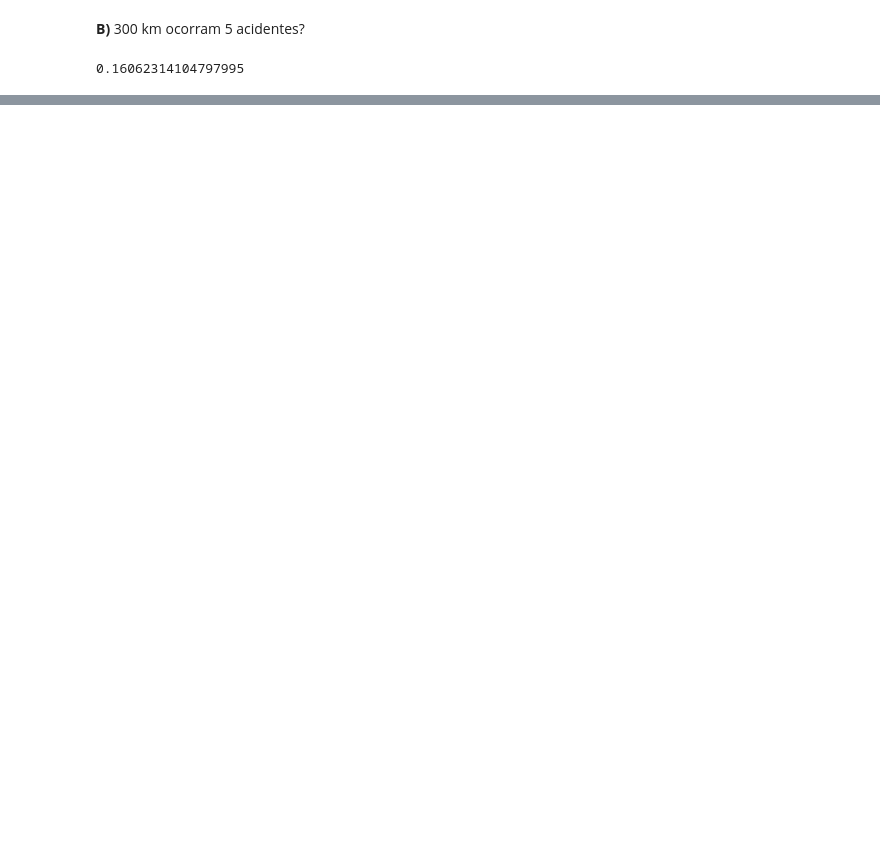
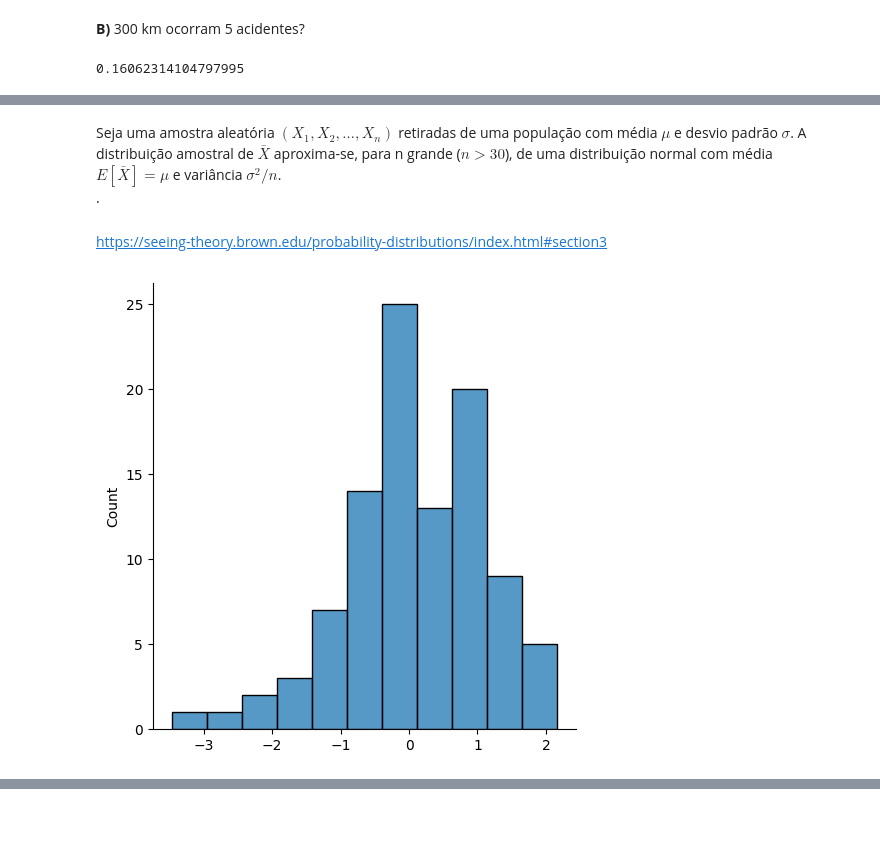
Before and after one commit to RSAmanda/Ada_iFood_Mod05_Estatistica_1, a Jupyter notebook: Aulas.ipynb, the cells around one changed output, grey strips where cells are left out. Drawn from its saved outputs; the diff is of its cells as text; code cells hidden in the pictures; blank space fills up the shorter version.

```diff
--- a/Aulas.ipynb
+++ b/Aulas.ipynb
@@ -1574,0 +1840,4 @@ print(resultado)
+# %% [markdown]
+Seja uma amostra aleatória $(X_1,X_2,\ldots,X_n)$ retiradas de uma população com média $\mu$ e desvio padrão $\sigma$. A distribuição amostral de $\bar{X}$ aproxima-se, para n grande ($n > 30$), de uma distribuição normal com média $E[\bar{X}]=\mu$ e variância $\sigma^2/n$.<br>.
+# %% [markdown]
+https://seeing-theory.brown.edu/probability-distributions/index.html#section3
@@ -1574,0 +1848,14 @@ print(resultado)
+# %%
+# tamanho da amostra
+N = 100
+
+# Gera a amostra de acordo com a distribuição normal
+amostra_normal = np.random.normal(0, 1, N)
+
+# Gera o gráfico
+sns.displot(amostra_normal)
+
+# Mostra o gráfico
+plt.show()
+# %% [output]
+[figure, added]
```
Also changed, not shown: parts of 120 cells of this notebook.
